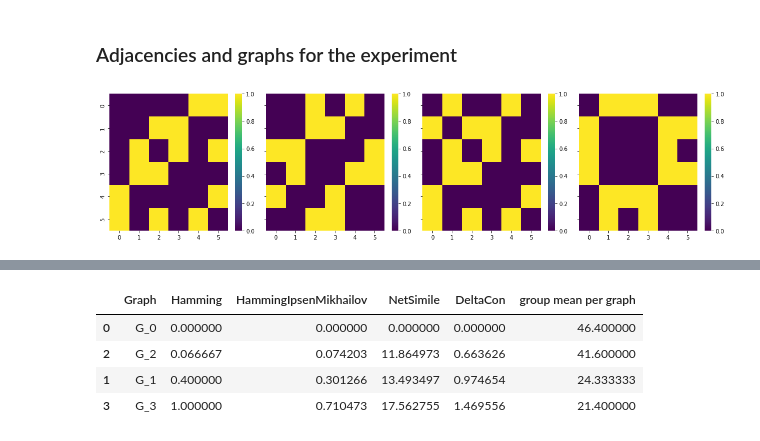
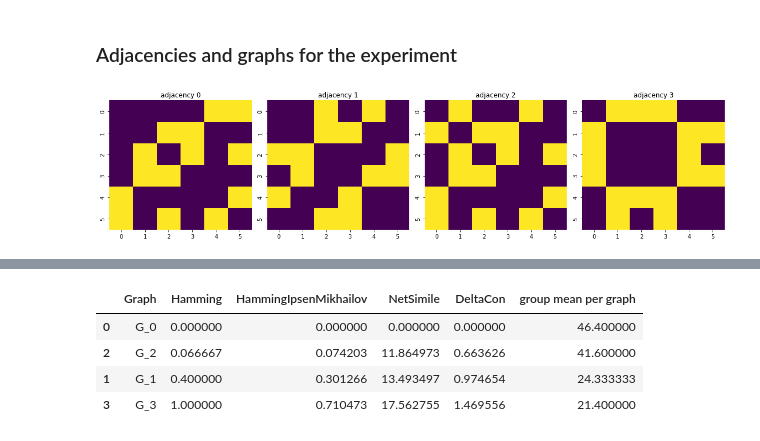
Before and after one commit to Kathleen-Medriano/Cactus, a Jupyter notebook: codes/tangram-generalization.ipynb, the cells around one changed output, grey strips where cells are left out. Saved outputs shown, nothing was run; the diff lists cells and outputs as text; code cells hidden in the pictures.

```diff
--- a/codes/tangram-generalization.ipynb
+++ b/codes/tangram-generalization.ipynb
@@ -329,12 +329,16 @@ for i in np.arange(len(adjacency_dict.keys())): # 12 graphs
 # %%
 # Plot adjacency
 
-fig,axn = plt.subplots(nrows=1, ncols=4, sharex=True, sharey=True, figsize=(16,4))
+fig,axn = plt.subplots(nrows=1, ncols=4, sharex=False, sharey=False, figsize=(16,4))
 
 for i, ax in enumerate(axn.flat):
     sns.heatmap(adjacency_dict[f"A_{i}"], ax=ax,
-                cmap='viridis')
+                cmap='viridis',
+                cbar=False
+               # cbar=False else cbar=True
+                )
+    ax.set_title(f"adjacency {i}")
 
 plt.tight_layout()
 # %% [output]
-[figure, old version]
+[figure, new version]
```
Also changed, not shown: parts of 29 cells of this notebook, 52 other files.
